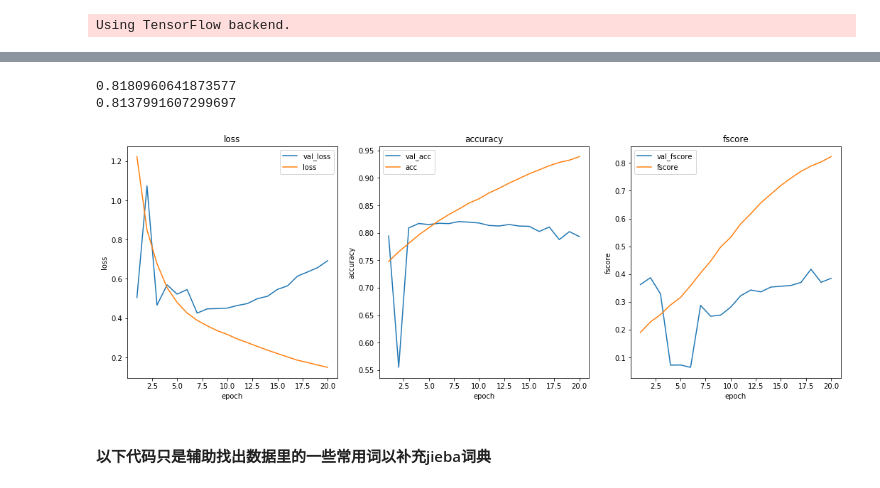
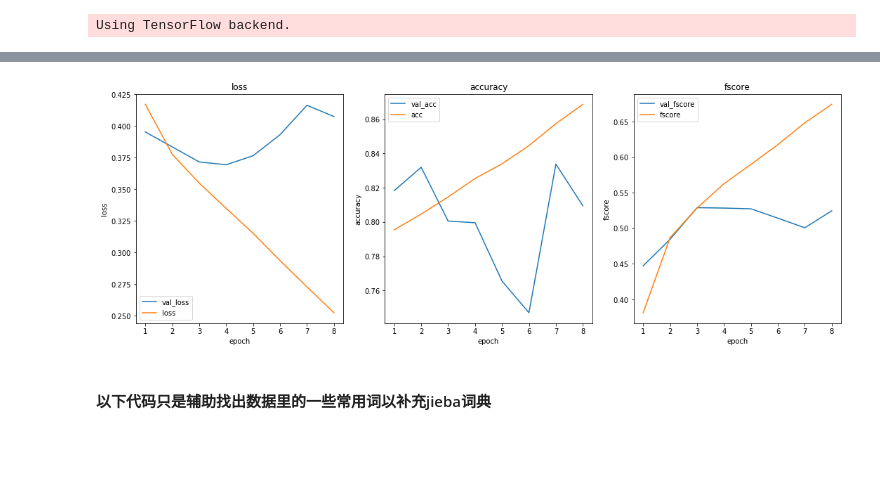
Before and after one commit to rover9632/atec_nlp, a Jupyter notebook: atec.ipynb, the cells around one changed output, grey strips where cells are left out. Drawn from its saved outputs; the diff is of its cells as text; code cells hidden in the pictures; blank space fills up the shorter version.

```diff
--- a/atec.ipynb
+++ b/atec.ipynb
@@ -95,8 +72,13 @@ def fscore(y_true, y_pred):
     precision = tp / pred_p
     recall = tp / actual_p
     return (2 * precision * recall) / (precision + recall + K.epsilon())
+# %%
+def weighted_binary_crossentropy(y_true, y_pred):
+    p = K.clip(y_pred, K.epsilon(), 1. - K.epsilon())
+    loss = -(1.4 * y_true * K.log(p) + 0.6 * (1. - y_true) * K.log(1. - p))
+    return K.mean(loss)
 # %%
-def my_model(vocab_size, emb_matrix, lr=0.001):
+def my_model(vocab_size, emb_matrix, lr=0.001, loss='binary_crossentropy'):
 
     input1 = Input(shape=(MAX_LEN,))
     input2 = Input(shape=(MAX_LEN,))
@@ -106,31 +88,21 @@ def my_model(vocab_size, emb_matrix, lr=0.001):
                           weights=[emb_matrix],
                           input_length=MAX_LEN,
                           trainable=False)
-    conv1d = Conv1D(128, 3, padding='same')
+
+    # conv1d = Conv1D(128, 3, padding='same')
+    # pooling1d = MaxPooling1D(pool_size=2, padding='same')
+
     lstm1 = Bidirectional(LSTM(128, return_sequences=True))
     lstm2 = Bidirectional(LSTM(128, return_sequences=True))
-    pooling1d = MaxPooling1D(pool_size=2, padding='same')
 
     x1 = embedding(input1)
     x2 = embedding(input2)
 
-    x1 = conv1d(x1)
-    #x1 = BatchNormalization()(x1)
-    x2 = conv1d(x2)
-    #x2 = BatchNormalization()(x2)
-
-    x1 = pooling1d(x1)
-    x2 = pooling1d(x2)
-
     x1 = lstm1(x1)
-    x1 = BatchNormalization()(x1)
     x2 = lstm1(x2)
-    x2 = BatchNormalization()(x2)
 
     x1 = lstm2(x1)
-    x1 = BatchNormalization()(x1)
     x2 = lstm2(x2)
-    x2 = BatchNormalization()(x2)
 
     x3 = Multiply()([x1, x2])
 
@@ -140,15 +112,15 @@ def my_model(vocab_size, emb_matrix, lr=0.001):
     x = Concatenate(axis=-1)([x3, x4])
     x = Flatten()(x)
     x = Dropout(0.5)(x)
-    x = Dense(100)(x)
+    x = Dense(100, kernel_regularizer=regularizers.l2(1e-5))(x)
 
-    pred = Dense(1, activation='sigmoid')(x)
+    pred = Dense(1, activation='sigmoid', kernel_regularizer=regularizers.l2(1e-5))(x)
 
     model = Model(inputs=[input1, input2], outputs=pred)
 
-    model.compile(optimizer=RMSprop(lr=lr),
-              loss='binary_crossentropy',
-              metrics=['accuracy', fscore])
+    model.compile(optimizer=RMSprop(lr=lr, decay=1e-6),
+                  loss=loss,
+                  metrics=['accuracy', fscore])
 
     return model
 # %%
@@ -192,7 +150,7 @@ X1_test, X2_test = to_paded_seqs(X1_test), to_paded_seqs(X2_test)
 # %%
 emb_matrix = gen_emb_matrix(word_vectors, vocab)
 # %%
-model = my_model(len(vocab), emb_matrix, lr=0.0001)
+model = my_model(len(vocab), emb_matrix, lr=0.0005, loss=weighted_binary_crossentropy)
 model.summary()
 # %% [output]
 __________________________________________________________________________________________________
@@ -214,5 +172,5 @@ Non-trainable params: 2,510,448
 __________________________________________________________________________________________________
 # %%
-hist = model.fit([X1_train, X2_train], y_train, batch_size=128, epochs=20, validation_data=([X1_test, X2_test], y_test))
+hist = model.fit([X1_train, X2_train], y_train, batch_size=128, epochs=8, validation_data=([X1_test, X2_test], y_test))
 # %% [output]
 Train on 92230 samples, validate on 10247 samples
@@ -235,7 +192,0 @@ Epoch 20/20
-# %%
-print(1 - y_train.sum()*1.0 / len(y_train))
-print(1 - y_test.sum()*1.0 / len(y_test))
-model.save('./my_model.h5')
-# %% [output]
-0.8180960641873577
-0.8137991607299697
@@ -243,35 +196,35 @@ model.save('./my_model.h5')
 from matplotlib import pyplot as plt
 
 his = hist.history
-epochs = list(range(1, 21))
+epochs = list(range(1, 9))
 plt.figure(figsize=(18,6))
 plt.subplot(131)
 plt.title('loss')
 plt.plot(epochs, his['val_loss'], label='val_loss')
 plt.plot(epochs, his['loss'], label='loss')
 plt.xlabel('epoch')
 plt.ylabel('loss')
 plt.legend()
 
 plt.subplot(132)
 plt.title('accuracy')
 plt.plot(epochs, his['val_acc'], label='val_acc')
 plt.plot(epochs, his['acc'], label='acc')
 plt.xlabel('epoch')
 plt.ylabel('accuracy')
 plt.legend()
 
 plt.subplot(133)
 plt.title('fscore')
 plt.plot(epochs, his['val_fscore'], label='val_fscore')
 plt.plot(epochs, his['fscore'], label='fscore')
 plt.xlabel('epoch')
 plt.ylabel('fscore')
 plt.legend()
 
 plt.show()
 # %% [output]
-[figure, old version]
+[figure, new version]
 # %% [markdown]
 #### 以下代码只是辅助找出数据里的一些常用词以补充jieba词典
 # %%
```
Also changed, not shown: parts of 9 cells of this notebook.
